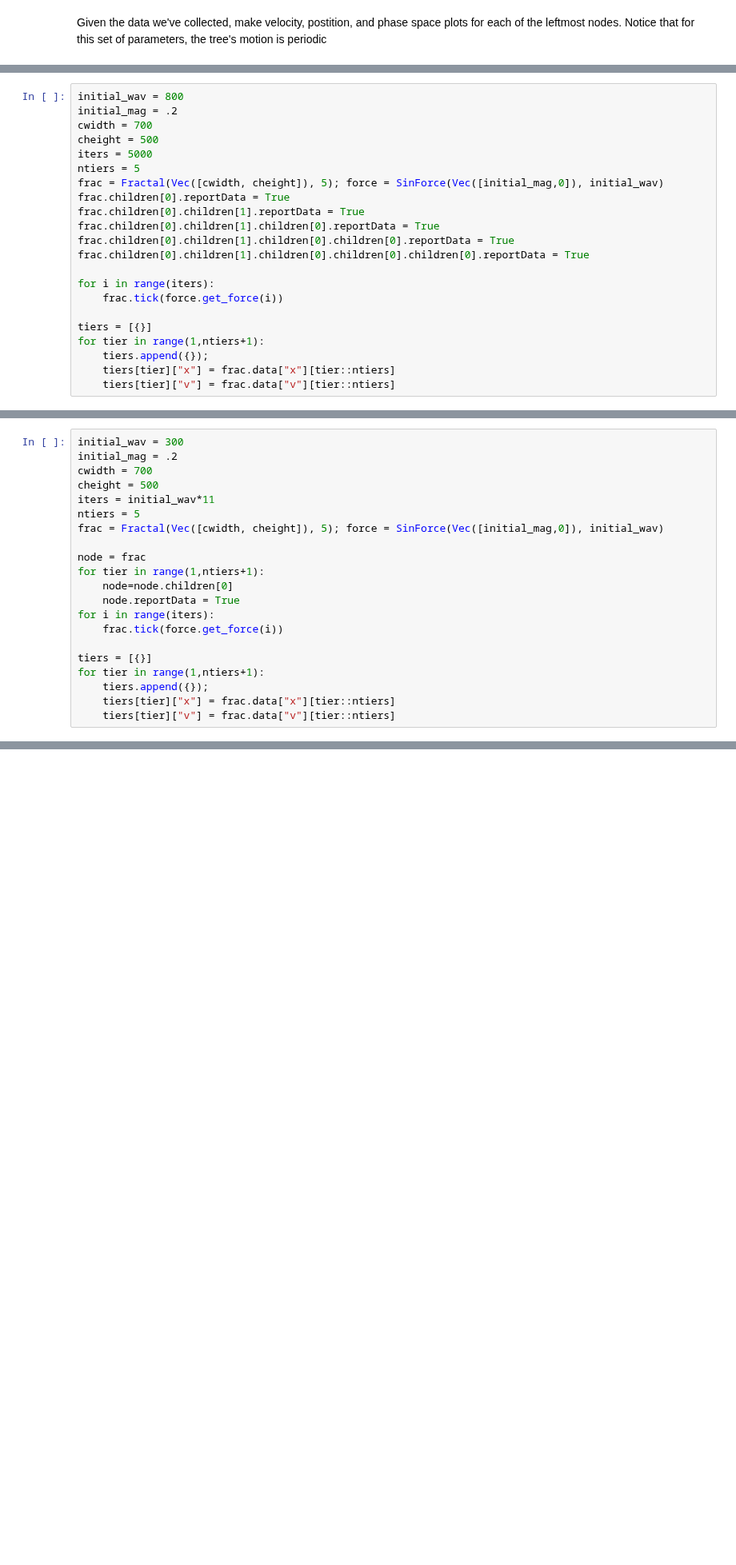
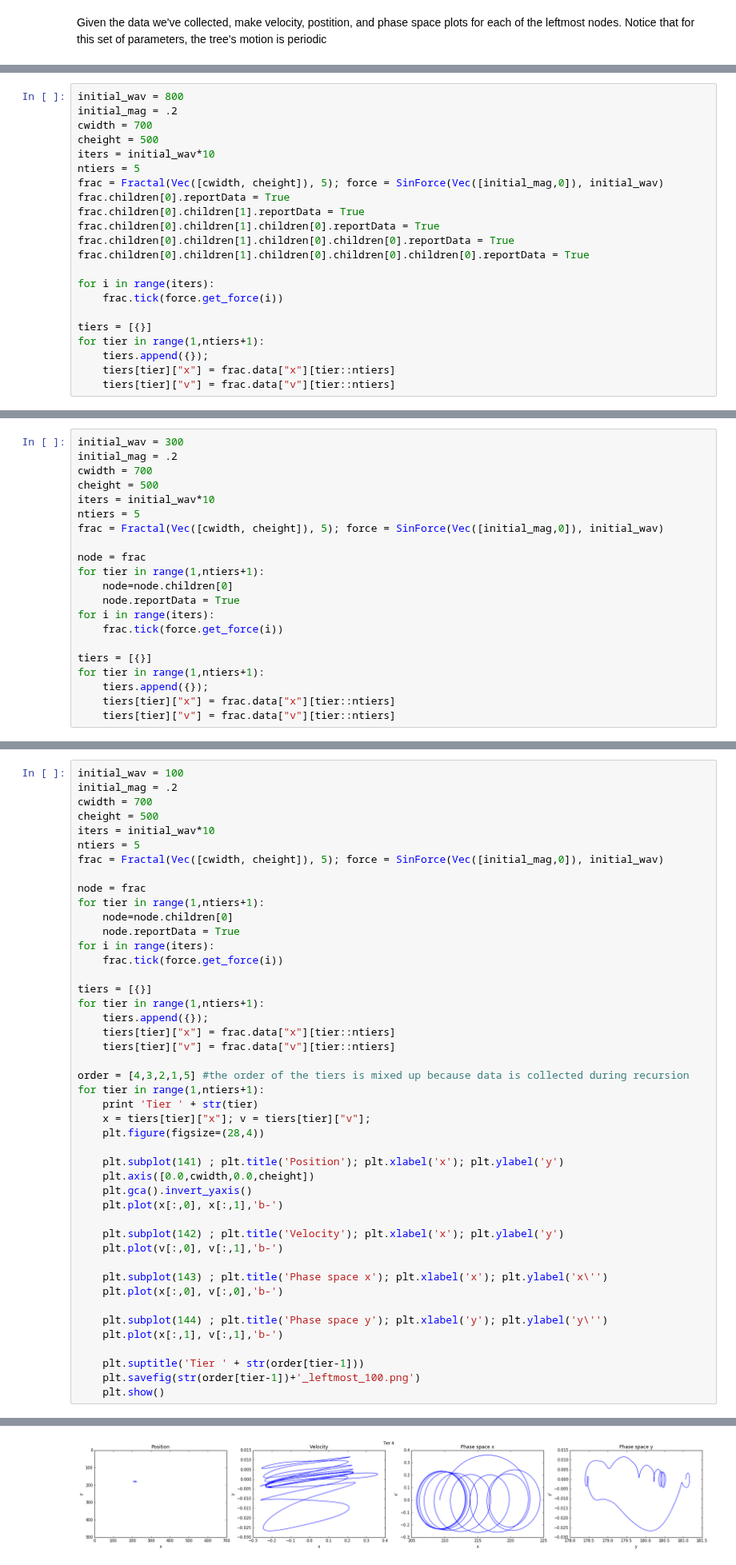
Before and after one commit to greydanus/fractal_tree, a Jupyter notebook: phase_space.ipynb, the cells around one changed output, grey strips where cells are left out. Shown at 80% size. Drawn from its saved outputs; the diff is of its cells as text; blank space fills up the shorter version.

```diff
--- a/phase_space.ipynb
+++ b/phase_space.ipynb
@@ -358,7 +359,7 @@ initial_wav = 800
 initial_mag = .2
 cwidth = 700
 cheight = 500
-iters = 5000
+iters = initial_wav*10
 ntiers = 5
 frac = Fractal(Vec([cwidth, cheight]), 5); force = SinForce(Vec([initial_mag,0]), initial_wav)
 frac.children[0].reportData = True
@@ -418,7 +422,7 @@ initial_wav = 300
 initial_mag = .2
 cwidth = 700
 cheight = 500
-iters = initial_wav*11
+iters = initial_wav*10
 ntiers = 5
 frac = Fractal(Vec([cwidth, cheight]), 5); force = SinForce(Vec([initial_mag,0]), initial_wav)
 
@@ -468,0 +476,46 @@ Tier 5
+# %%
+initial_wav = 100
+initial_mag = .2
+cwidth = 700
+cheight = 500
+iters = initial_wav*10
+ntiers = 5
+frac = Fractal(Vec([cwidth, cheight]), 5); force = SinForce(Vec([initial_mag,0]), initial_wav)
+
+node = frac
+for tier in range(1,ntiers+1):
+    node=node.children[0]
+    node.reportData = True
+for i in range(iters):
+    frac.tick(force.get_force(i))
+
+tiers = [{}]
+for tier in range(1,ntiers+1):
+    tiers.append({});
+    tiers[tier]["x"] = frac.data["x"][tier::ntiers]
+    tiers[tier]["v"] = frac.data["v"][tier::ntiers]
+
+order = [4,3,2,1,5] #the order of the tiers is mixed up because data is collected during recursion
+for tier in range(1,ntiers+1):
+    print 'Tier ' + str(tier)
+    x = tiers[tier]["x"]; v = tiers[tier]["v"];
+    plt.figure(figsize=(28,4))
+
+    plt.subplot(141) ; plt.title('Position'); plt.xlabel('x'); plt.ylabel('y')
+    plt.axis([0.0,cwidth,0.0,cheight])
+    plt.gca().invert_yaxis()
+    plt.plot(x[:,0], x[:,1],'b-')
+
+    plt.subplot(142) ; plt.title('Velocity'); plt.xlabel('x'); plt.ylabel('y')
+    plt.plot(v[:,0], v[:,1],'b-')
+
+    plt.subplot(143) ; plt.title('Phase space x'); plt.xlabel('x'); plt.ylabel('x\'')
+    plt.plot(x[:,0], v[:,0],'b-')
+
+    plt.subplot(144) ; plt.title('Phase space y'); plt.xlabel('y'); plt.ylabel('y\'')
+    plt.plot(x[:,1], v[:,1],'b-')
+
+    plt.suptitle('Tier ' + str(order[tier-1]))
+    plt.savefig(str(order[tier-1])+'_leftmost_100.png')
+    plt.show()
+# %% [output]
@@ -468,0 +523 @@ Tier 5
+[figure, added]
```
Also changed, not shown: parts of 7 cells of this notebook.
